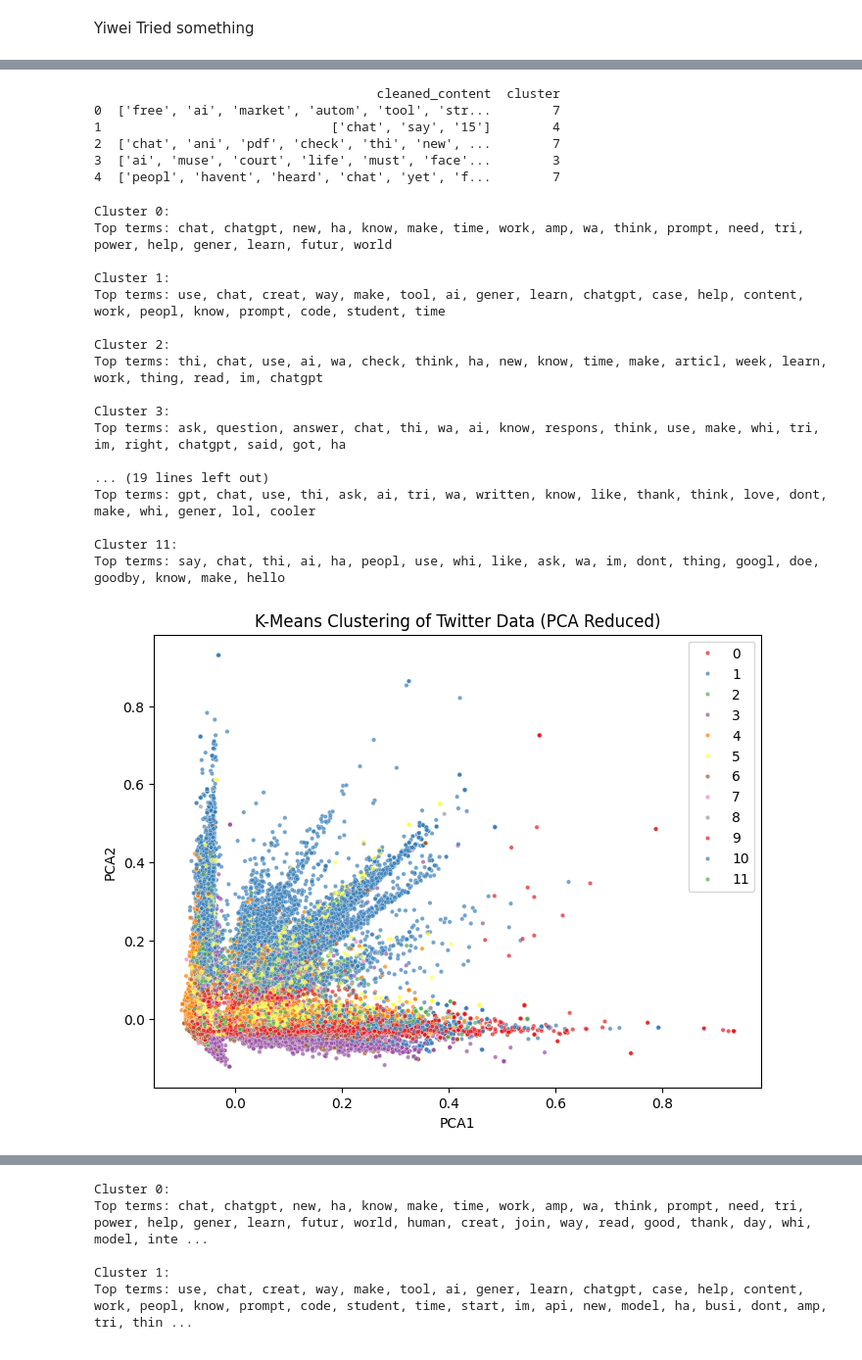
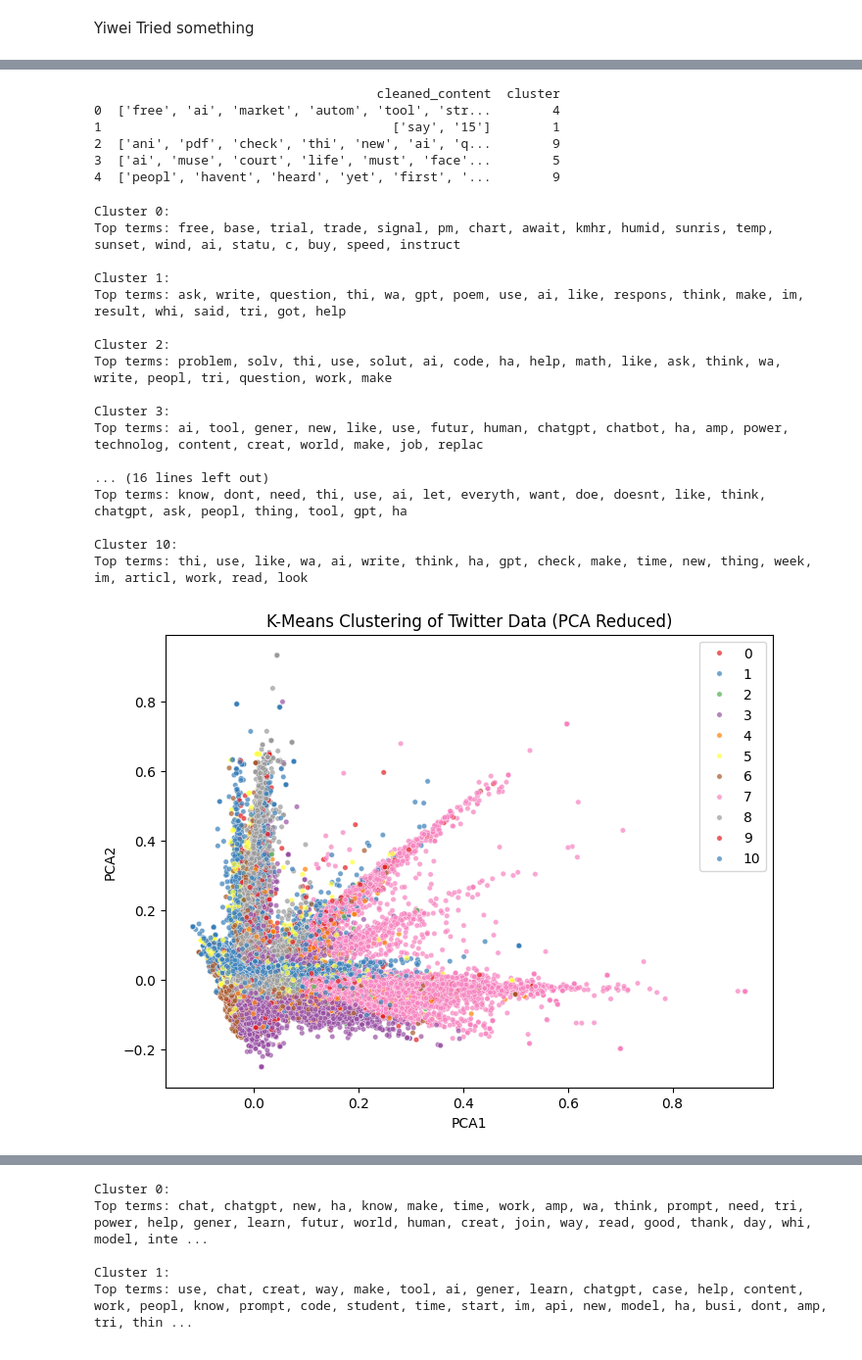
Before and after one commit to phuonganhdangamy/JSC270_HW4_2025_G17, a Jupyter notebook: part2_new.ipynb, the cells around one changed output, grey strips where cells are left out. Shown: that part at 98% size. Cells and saved outputs as stored; diff of their text form; code cells hidden in the pictures.

```diff
--- a/part2_new.ipynb
+++ b/part2_new.ipynb
@@ -282,28 +238,3 @@ with open("tweet_topic_chatgpt.txt", "w", encoding="utf-8") as f:
-# %%
-# Clustering
-from sklearn.cluster import KMeans
-
-# number of clusters
-k = 34
-
-# fit the k means model
-model = KMeans(n_clusters=k, init="k-means++", max_iter=300, n_init=1)
-model.fit(tfidf_data)
-
-# sorts the centroid coordinates in descending order. most important words (highest weight in the cluster) come first
-order_centroids = model.cluster_centers_.argsort()[:, ::-1]
-terms = tfidf.get_feature_names_out()
-
-# write results to file
-with open ("tweet_topic_chatgpt.txt", "w", encoding="utf-8") as f:
-    for i in range(k):
-        f.write(f"Cluster {i}")
-        f.write("\n")
-        for ind in order_centroids[i, :10]:
-            f.write (' %s' % terms[ind],)
-            f.write("\n")
-        f.write("\n")
-        f.write("\n")
 # %% [markdown]
 Yiwei Tried something
 # %%
@@ -356,5 +287,5 @@ plot_silhouette_score(tfidf_data)
 # %%
-optimal_k = 10
+optimal_k = 11
 kmeans = KMeans(n_clusters=optimal_k, random_state=42)
 kmeans.fit(tfidf_data)
 
@@ -363,11 +294,11 @@ tw_data['cluster'] = kmeans.labels_
 print(tw_data[['cleaned_content', 'cluster']].head())
 # %% [output]
                                      cleaned_content  cluster
-0  ['free', 'ai', 'market', 'autom', 'tool', 'str...        7
-1                              ['chat', 'say', '15']        4
-2  ['chat', 'ani', 'pdf', 'check', 'thi', 'new', ...        7
-3  ['ai', 'muse', 'court', 'life', 'must', 'face'...        3
-4  ['peopl', 'havent', 'heard', 'chat', 'yet', 'f...        7
+0  ['free', 'ai', 'market', 'autom', 'tool', 'str...        4
+1                                      ['say', '15']        1
+2  ['ani', 'pdf', 'check', 'thi', 'new', 'ai', 'q...        9
+3  ['ai', 'muse', 'court', 'life', 'must', 'face'...        5
+4  ['peopl', 'havent', 'heard', 'yet', 'first', '...        9
 # %%
 import re
 
@@ -401,7 +332,7 @@ tfidf_data, feature_names = tfidf_vectorizer(tw_data)
 # Now we can apply KMeans to cluster the data and see which terms are important for each cluster
 
 # Let's fit KMeans clustering on the TF-IDF data
-n_clusters = 12
+n_clusters = 11
 kmeans = KMeans(n_clusters=n_clusters, random_state=42)
 kmeans.fit(tfidf_data)
 
@@ -421,52 +352,52 @@ def print_top_terms_per_cluster(kmeans, terms, top_n=20):
 cluster_text = print_top_terms_per_cluster(kmeans, feature_names)
 # %% [output]
 Cluster 0:
-Top terms: chat, chatgpt, new, ha, know, make, time, work, amp, wa, think, prompt, need, tri, power, help, gener, learn, futur, world
+Top terms: free, base, trial, trade, signal, pm, chart, await, kmhr, humid, sunris, temp, sunset, wind, ai, statu, c, buy, speed, instruct
 
 Cluster 1:
-Top terms: use, chat, creat, way, make, tool, ai, gener, learn, chatgpt, case, help, content, work, peopl, know, prompt, code, student, time
+Top terms: ask, write, question, thi, wa, gpt, poem, use, ai, like, respons, think, make, im, result, whi, said, tri, got, help
 
 Cluster 2:
-Top terms: thi, chat, use, ai, wa, check, think, ha, new, know, time, make, articl, week, learn, work, thing, read, im, chatgpt
+Top terms: problem, solv, thi, use, solut, ai, code, ha, help, math, like, ask, think, wa, write, peopl, tri, question, work, make
 
 Cluster 3:
-Top terms: ask, question, answer, chat, thi, wa, ai, know, respons, think, use, make, whi, tri, im, right, chatgpt, said, got, ha
+Top terms: ai, tool, gener, new, like, use, futur, human, chatgpt, chatbot, ha, amp, power, technolog, content, creat, world, make, job, replac
 
-... (19 lines left out)
-Top terms: gpt, chat, use, thi, ask, ai, tri, wa, written, know, like, thank, think, love, dont, make, whi, gener, lol, cooler
+... (16 lines left out)
+Top terms: know, dont, need, thi, use, ai, let, everyth, want, doe, doesnt, like, think, chatgpt, ask, peopl, thing, tool, gpt, ha
 
-Cluster 11:
-Top terms: say, chat, thi, ai, ha, peopl, use, whi, like, ask, wa, im, dont, thing, googl, doe, goodby, know, make, hello
+Cluster 10:
+Top terms: thi, use, like, wa, ai, write, think, ha, gpt, check, make, time, new, thing, week, im, articl, work, read, look
 # %%
 from sklearn.decomposition import PCA
 import seaborn as sns
 import matplotlib.pyplot as plt
 
 # Perform PCA to reduce dimensionality to 2D (work directly with sparse matrix)
 pca = PCA(n_components=2)
 pca_components = pca.fit_transform(tfidf_data)  # No need to convert to array
 
 # Create a DataFrame with PCA results and cluster labels
 pca_df = pd.DataFrame(pca_components, columns=['PCA1', 'PCA2'])
 pca_df['cluster'] = kmeans.labels_
 
 # Visualize the clusters in 2D space with additional enhancements
 plt.figure(figsize=(8, 6))
 
 # Plot the clusters with different colors
-sns.scatterplot(data=pca_df, x='PCA1', y='PCA2', hue='cluster', palette='Set1', s=10, alpha=0.7)
+sns.scatterplot(data=pca_df, x='PCA1', y='PCA2', hue='cluster', palette='Set1', s=15, alpha=0.7)
 
 # Plot the centroids of each cluster in the PCA space
 # centroids = pca.transform(kmeans.cluster_centers_)  # Transform centroids to 2D PCA space
 # plt.scatter(centroids[:, 0], centroids[:, 1], c='black', marker='X', s=200, label='Centroids')
 
 # Add labels to the points (optional, can be commented out for clarity)
 # for i in range(len(pca_df)):
 #     plt.text(pca_df.PCA1[i], pca_df.PCA2[i], str(i), fontsize=9)
 
 plt.title('K-Means Clustering of Twitter Data (PCA Reduced)')
 plt.legend(loc='best')
 plt.show()
 # %% [output]
-[figure, old version]
+[figure, new version]
 # %%
```
Also changed, not shown: parts of 12 cells of this notebook.
